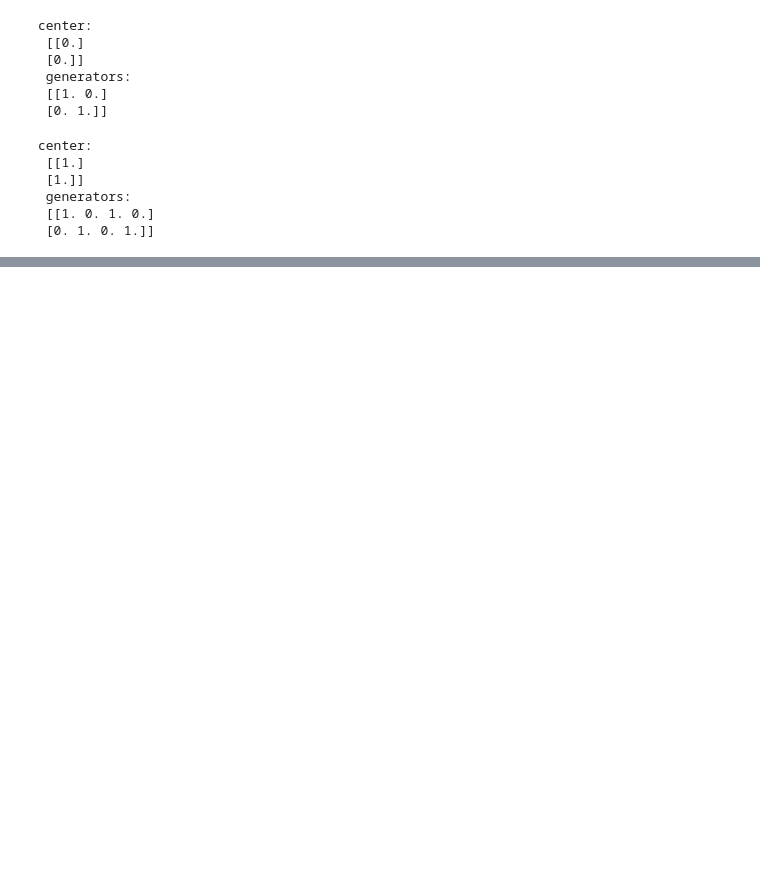
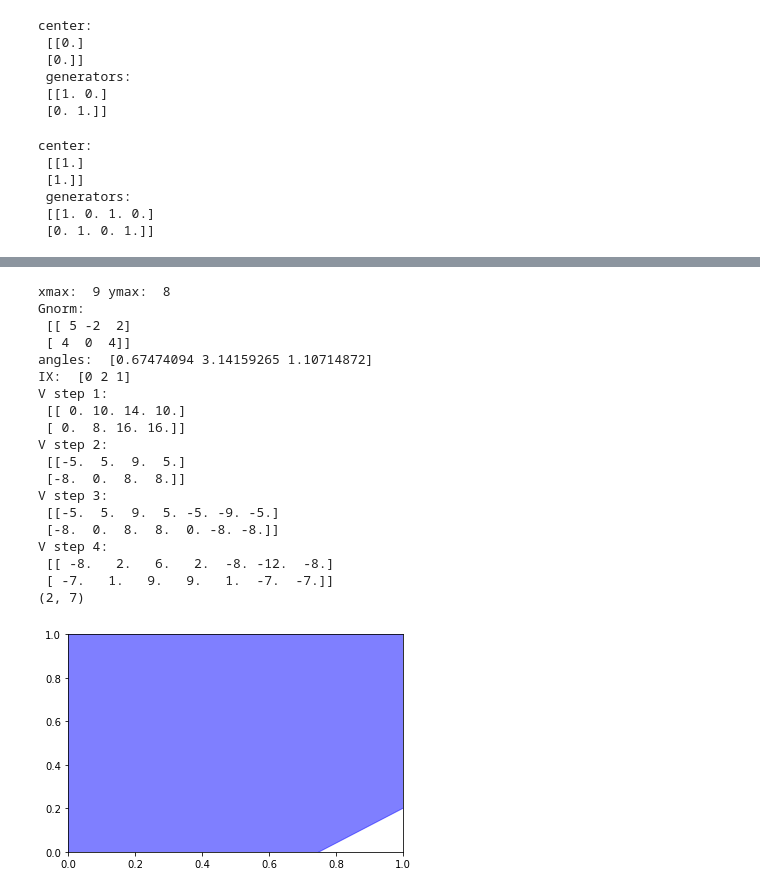
Before and after one commit to Stanford-NavLab/constrained-nn-training, a Jupyter notebook: zonotope_test.ipynb, the cells around one changed output, grey strips where cells are left out. Drawn from its saved outputs; the diff is of its cells as text; code cells hidden in the pictures; blank space fills up the shorter version.

```diff
--- a/zonotope_test.ipynb
+++ b/zonotope_test.ipynb
@@ -43,0 +37,23 @@ array([1, 2, 0, 3], dtype=int64)
+# %%
+z.plot()
+# %% [output]
+xmax:  9 ymax:  8
+Gnorm:
+ [[ 5 -2  2]
+ [ 4  0  4]]
+angles:  [0.67474094 3.14159265 1.10714872]
+IX:  [0 2 1]
+V step 1:
+ [[ 0. 10. 14. 10.]
+ [ 0.  8. 16. 16.]]
+V step 2:
+ [[-5.  5.  9.  5.]
+ [-8.  0.  8.  8.]]
+V step 3:
+ [[-5.  5.  9.  5. -5. -9. -5.]
+ [-8.  0.  8.  8.  0. -8. -8.]]
+V step 4:
+ [[ -8.   2.   6.   2.  -8. -12.  -8.]
+ [ -7.   1.   9.   9.   1.  -7.  -7.]]
+(2, 7)
+[figure, added]
```
Also changed, not shown: parts of 5 cells of this notebook, 1 other file.
